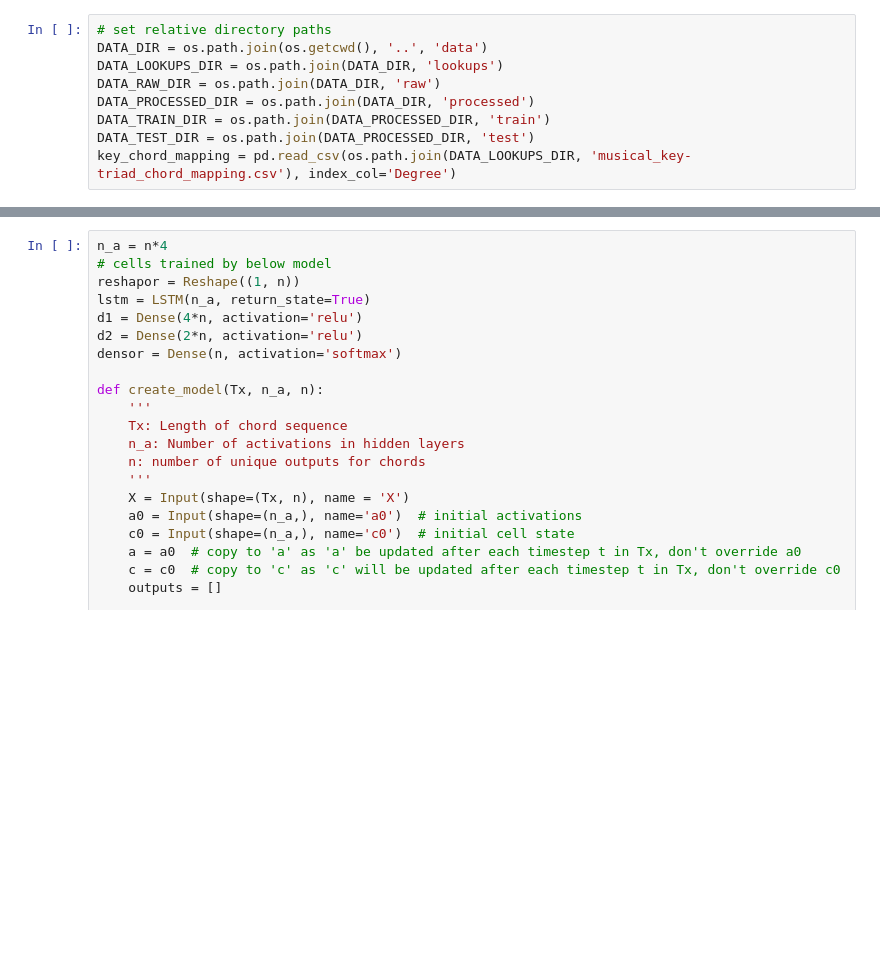
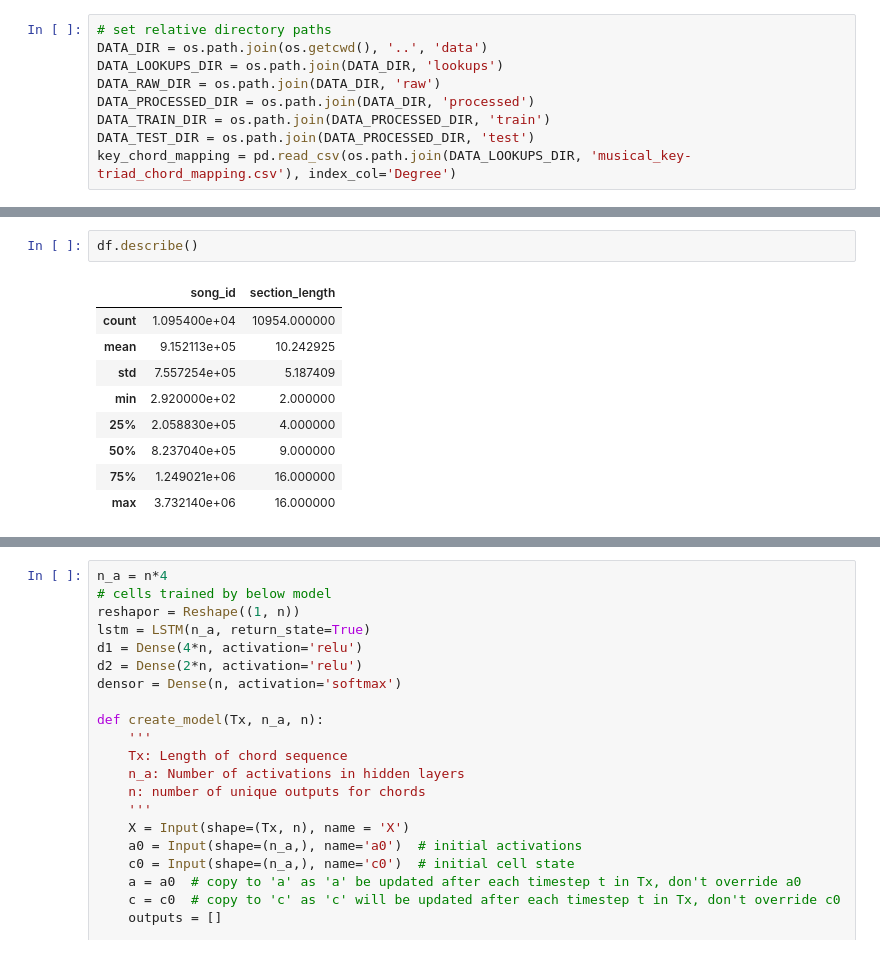
Before and after one commit to chardrew/make-a-pop-hit, a Jupyter notebook: 03 Chord progression generator/Chord progression generator.ipynb, the cells around one changed output, grey strips where cells are left out. Saved outputs shown, nothing was run; the diff lists cells and outputs as text; blank space fills up the shorter version.

```diff
--- a/03 Chord progression generator/Chord progression generator.ipynb
+++ b/03 Chord progression generator/Chord progression generator.ipynb
@@ -90 +154,13 @@ df.drop(columns='section_length');
+# %%
+df.describe()
+# %% [output]
+|  | song_id | section_length |
+| count | 1.095400e+04 | 10954.000000 |
+| mean | 9.152113e+05 | 10.242925 |
+| std | 7.557254e+05 | 5.187409 |
+| min | 2.920000e+02 | 2.000000 |
+| 25% | 2.058830e+05 | 4.000000 |
+| 50% | 8.237040e+05 | 9.000000 |
+| 75% | 1.249021e+06 | 16.000000 |
+| max | 3.732140e+06 | 16.000000 |
 # %%
```
Also changed, not shown: parts of 11 cells of this notebook.
